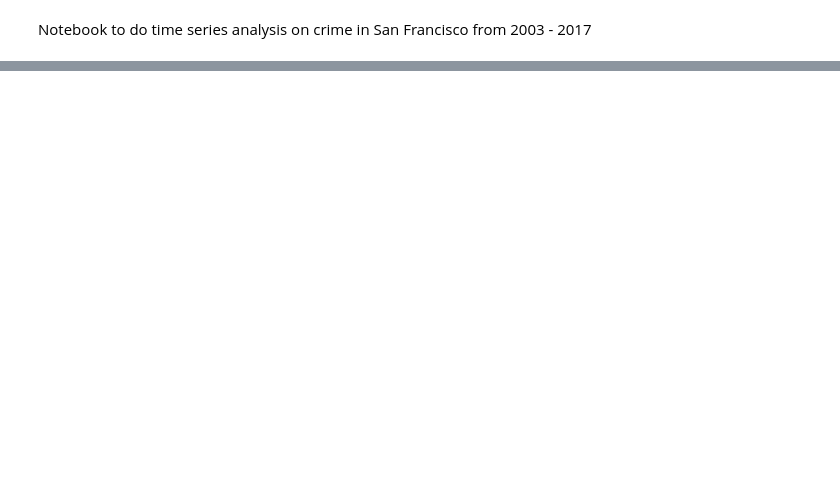
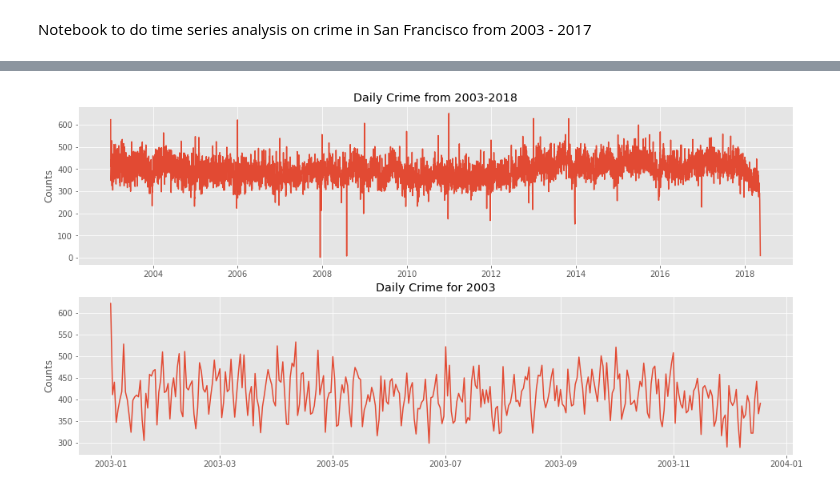
Before and after one commit to mkpetterson/sfcrime, a Jupyter notebook: notebooks/time_series_analysis.ipynb, the cells around one changed output, grey strips where cells are left out. Cells and saved outputs as stored; diff of their text form; code cells hidden in the pictures; blank space fills up the shorter version.

Commit message:
trends in year data

```diff
--- a/notebooks/time_series_analysis.ipynb
+++ b/notebooks/time_series_analysis.ipynb
@@ -7,6 +7,9 @@ Notebook to do time series analysis on crime in San Francisco from 2003 - 2017
 # %%
 import numpy as np
 import pandas as pd
+import matplotlib.pyplot as plt
+
+plt.style.use('ggplot')
 # %%
 # Import data, using parse_dates to turn Date column into datetime object
 # https://stackoverflow.com/questions/17465045/can-pandas-automatically-recognize-dates
@@ -31,0 +36,16 @@ data = (
+# %%
+# Plot crimes
+fig, axes = plt.subplots(2, 1, figsize=(16,8))
+ax = axes[0]
+ax.plot(data.groupby('Date').count()['Category'])
+ax.set_title('Daily Crime from 2003-2018')
+ax.set_ylabel('Counts')
+
+ax = axes[1]
+ax.plot(data.groupby('Date').count()['Category'].iloc[0:352])
+ax.set_title('Daily Crime for 2003')
+ax.set_ylabel('Counts')
+
+plt.savefig('Crimetrends.png', bbox_inches='tight', dpi=350)
+# %% [output]
+[figure, added]
```
Also changed, not shown: parts of 2 cells of this notebook, 2 other files.
